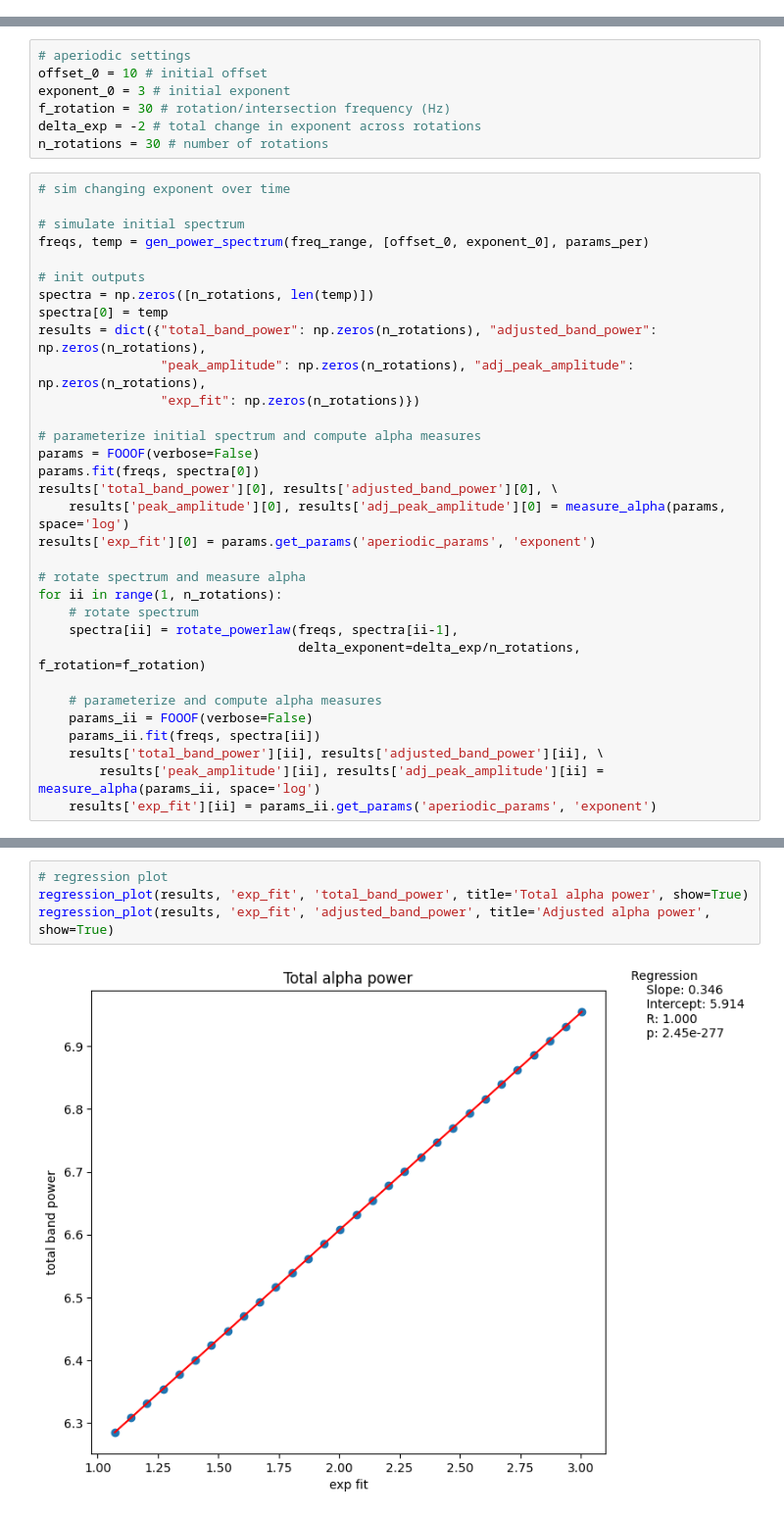
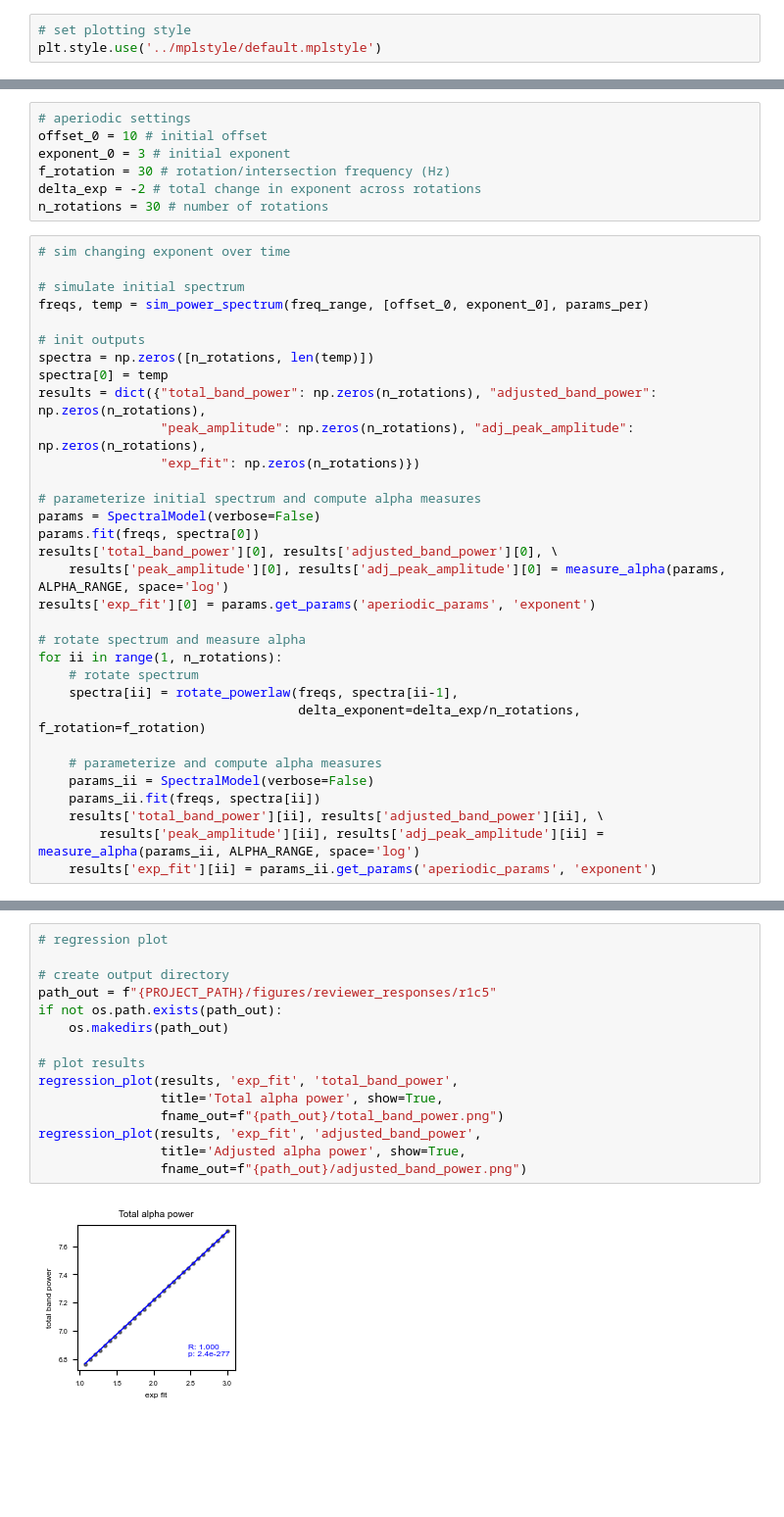
Before and after one commit to voytekresearch/oscillation_vs_exponent, a Jupyter notebook: notebooks/reviewer_1_comment_5.ipynb, the cells around one changed output, grey strips where cells are left out. Shown at 98% size. Saved outputs shown, nothing was run; the diff lists cells and outputs as text; blank space fills up the shorter version.

Commit message:
update fig appearance and save
also update imports and paths

```diff
--- a/notebooks/reviewer_1_comment_5.ipynb
+++ b/notebooks/reviewer_1_comment_5.ipynb
@@ -34,3 +29,6 @@ ALPHA_BAND = [8, 20]
+# %%
+# set plotting style
+plt.style.use('../mplstyle/default.mplstyle')
 # %% [markdown]
 ### Functions
 # %%
@@ -210,7 +206,7 @@ n_rotations = 30 # number of rotations
 # sim changing exponent over time
 
 # simulate initial spectrum
-freqs, temp = gen_power_spectrum(freq_range, [offset_0, exponent_0], params_per)
+freqs, temp = sim_power_spectrum(freq_range, [offset_0, exponent_0], params_per)
 
 # init outputs
 spectra = np.zeros([n_rotations, len(temp)])
@@ -220,10 +216,10 @@ results = dict({"total_band_power": np.zeros(n_rotations), "adjusted_band_power"
                 "exp_fit": np.zeros(n_rotations)})
 
 # parameterize initial spectrum and compute alpha measures
-params = FOOOF(verbose=False)
+params = SpectralModel(verbose=False)
 params.fit(freqs, spectra[0])
 results['total_band_power'][0], results['adjusted_band_power'][0], \
-    results['peak_amplitude'][0], results['adj_peak_amplitude'][0] = measure_alpha(params, space='log')
+    results['peak_amplitude'][0], results['adj_peak_amplitude'][0] = measure_alpha(params, ALPHA_RANGE, space='log')
 results['exp_fit'][0] = params.get_params('aperiodic_params', 'exponent')
 
 # rotate spectrum and measure alpha
@@ -233,8 +229,8 @@ for ii in range(1, n_rotations):
                                   delta_exponent=delta_exp/n_rotations, f_rotation=f_rotation)
 
     # parameterize and compute alpha measures
-    params_ii = FOOOF(verbose=False)
+    params_ii = SpectralModel(verbose=False)
     params_ii.fit(freqs, spectra[ii])
     results['total_band_power'][ii], results['adjusted_band_power'][ii], \
-        results['peak_amplitude'][ii], results['adj_peak_amplitude'][ii] = measure_alpha(params_ii, space='log')
+        results['peak_amplitude'][ii], results['adj_peak_amplitude'][ii] = measure_alpha(params_ii, ALPHA_RANGE, space='log')
     results['exp_fit'][ii] = params_ii.get_params('aperiodic_params', 'exponent')
@@ -250,6 +246,17 @@ for ii in range(1, n_rotations):
 # %%
 # regression plot
-regression_plot(results, 'exp_fit', 'total_band_power', title='Total alpha power', show=True)
-regression_plot(results, 'exp_fit', 'adjusted_band_power', title='Adjusted alpha power', show=True)
+
+# create output directory
+path_out = f"{PROJECT_PATH}/figures/reviewer_responses/r1c5"
+if not os.path.exists(path_out):
+    os.makedirs(path_out)
+
+# plot results
+regression_plot(results, 'exp_fit', 'total_band_power',
+                title='Total alpha power', show=True,
+                fname_out=f"{path_out}/total_band_power.png")
+regression_plot(results, 'exp_fit', 'adjusted_band_power',
+                title='Adjusted alpha power', show=True,
+                fname_out=f"{path_out}/adjusted_band_power.png")
 # %% [output]
-[figure, old version]
+[figure, new version]
```
Also changed, not shown: parts of 11 cells of this notebook.
